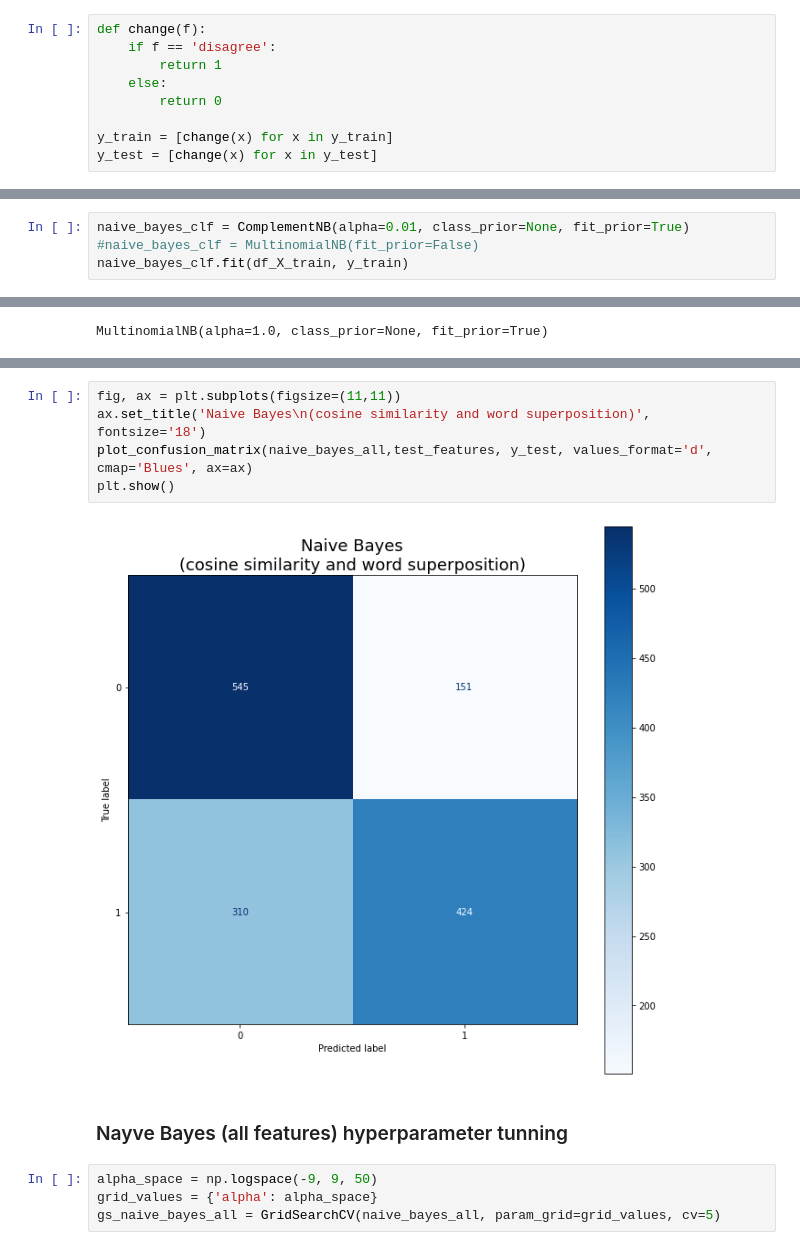
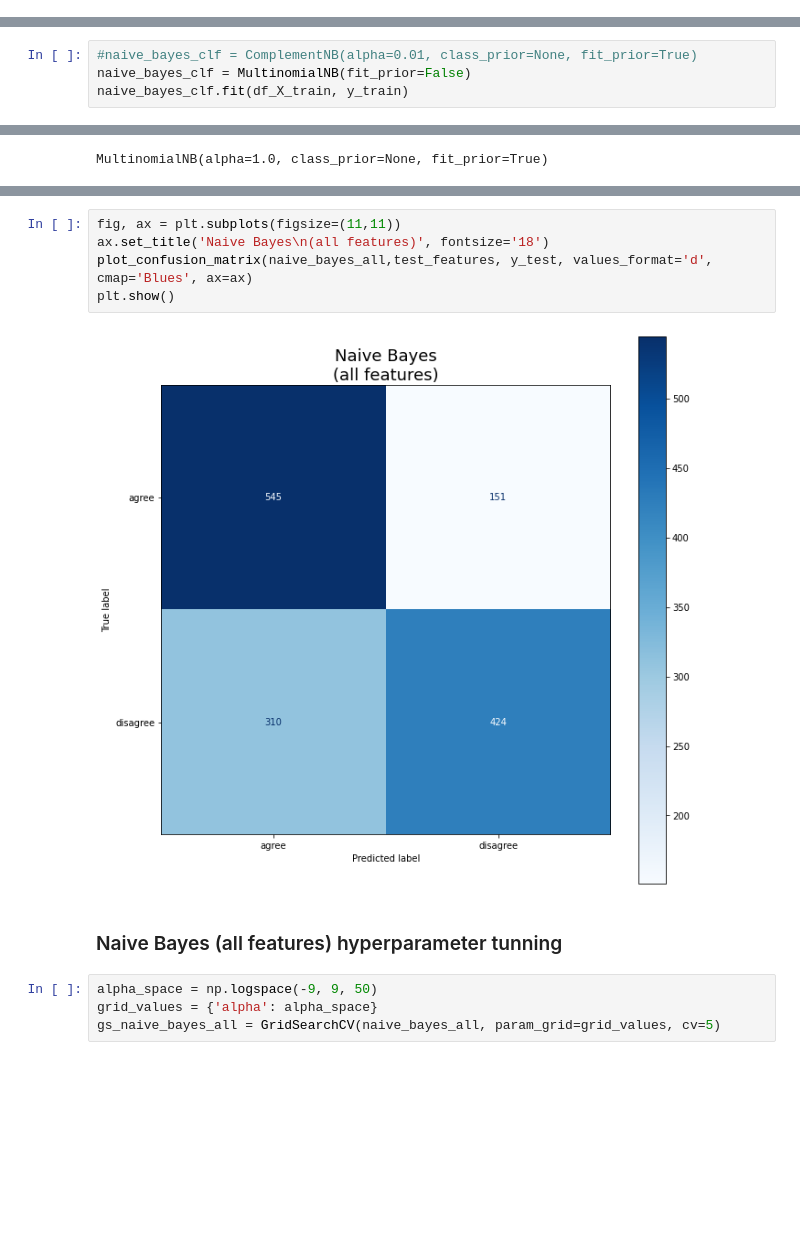
Before and after one commit to caio-git/stance_detection, a Jupyter notebook: Stance_Detection_definitive_edition.ipynb, the cells around one changed output, grey strips where cells are left out. Drawn from its saved outputs; the diff is of its cells as text; blank space fills up the shorter version.

```diff
--- a/Stance_Detection_definitive_edition.ipynb
+++ b/Stance_Detection_definitive_edition.ipynb
@@ -177,15 +179,6 @@ training_features_normalized = preprocessing.normalize(training_features)
 test_features_normalized = preprocessing.normalize(test_features)
 # %%
 df_X_test = X_test.drop(columns=['news_preprocessed', 'headline_preprocessed'])
-# %%
-def change(f):
-    if f == 'disagree':
-        return 1
-    else:
-        return 0
-
-y_train = [change(x) for x in y_train]
-y_test = [change(x) for x in y_test]
 # %% [markdown]
 ### Logistic Regression (cosine similarity and word superposition)
 # %%
@@ -348,7 +343,7 @@ plt.show()
 # %% [markdown]
 ### Naive Bayes (cosine similarity and word superposition)
 # %%
-naive_bayes_clf = ComplementNB(alpha=0.01, class_prior=None, fit_prior=True)
-#naive_bayes_clf = MultinomialNB(fit_prior=False)
+#naive_bayes_clf = ComplementNB(alpha=0.01, class_prior=None, fit_prior=True)
+naive_bayes_clf = MultinomialNB(fit_prior=False)
 naive_bayes_clf.fit(df_X_train, y_train)
 # %% [output]
@@ -403,13 +400,13 @@ print(classification_report(y_test, y_pred_nb_all))
 weighted avg       0.69      0.68      0.67      1430
 # %%
 fig, ax = plt.subplots(figsize=(11,11))
-ax.set_title('Naive Bayes\n(cosine similarity and word superposition)', fontsize='18')
+ax.set_title('Naive Bayes\n(all features)', fontsize='18')
 plot_confusion_matrix(naive_bayes_all,test_features, y_test, values_format='d', cmap='Blues', ax=ax)
 plt.show()
 # %% [output]
-[figure, old version]
+[figure, new version]
 # %% [markdown]
-### Nayve Bayes (all features) hyperparameter tunning
+### Naive Bayes (all features) hyperparameter tunning
 # %%
 alpha_space = np.logspace(-9, 9, 50)
 grid_values = {'alpha': alpha_space}
```
Also changed, not shown: parts of 75 cells of this notebook.
